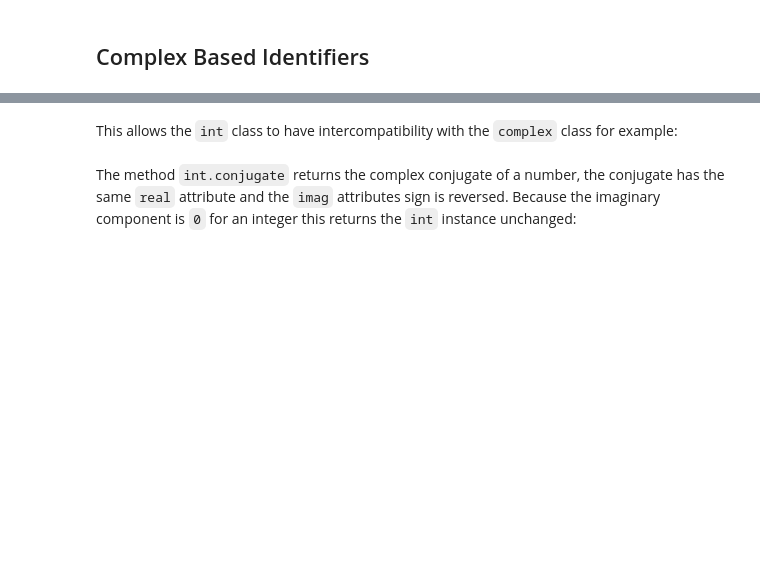
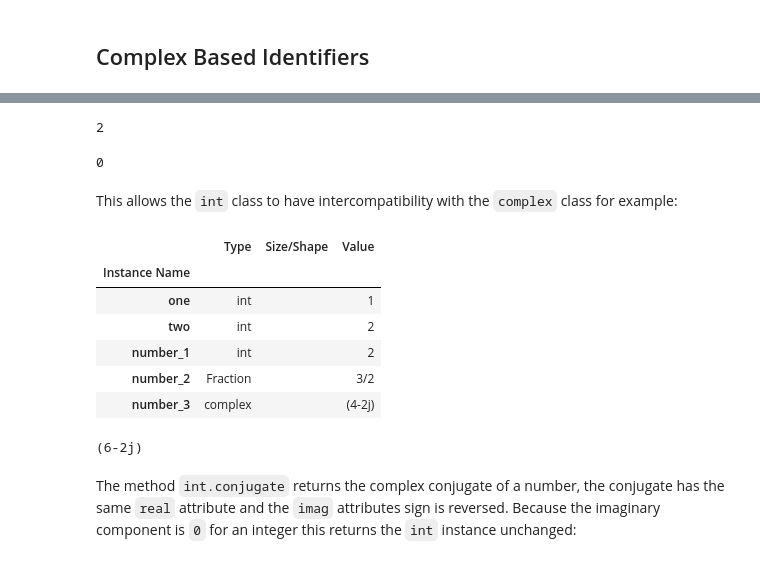
Before and after one commit to PhilipYip1988/python-notebooks, a Jupyter notebook: builtins_module_int/notebook.ipynb, the cells around one changed output, grey strips where cells are left out. Cells and saved outputs as stored; diff of their text form; code cells hidden in the pictures; blank space fills up the shorter version.

````diff
--- a/builtins_module_int/notebook.ipynb
+++ b/builtins_module_int/notebook.ipynb
@@ -449,7 +478,11 @@
 # %%
-num1.real
+number_1.real
+# %% [output]
+2
 # %%
-num1.imag
+number_1.imag
+# %% [output]
+0
 # %% [markdown]
 This allows the ```int``` class to have intercompatibility with the ```complex``` class for example:
 # %%
@@ -459,0 +490,10 @@ num1 + num3
+# %%
+variables()
+# %% [output]
+|  | Type | Size/Shape | Value |
+| Instance Name |  |  |  |
+| one | int |  | 1 |
+| two | int |  | 2 |
+| number_1 | int |  | 2 |
+| number_2 | Fraction |  | 3/2 |
+| number_3 | complex |  | (4-2j) |
@@ -460,3 +502,7 @@ num1 + num3
+# %%
+number_1 + number_3
+# %% [output]
+(6-2j)
 # %% [markdown]
 The method ```int.conjugate``` returns the complex conjugate of a number, the conjugate has the same ```real``` attribute and the ```imag``` attributes sign is reversed. Because the imaginary component is ```0``` for an integer this returns the ```int``` instance unchanged:
 # %%
````
Also changed, not shown: parts of 15 cells of this notebook, 1 other file.
